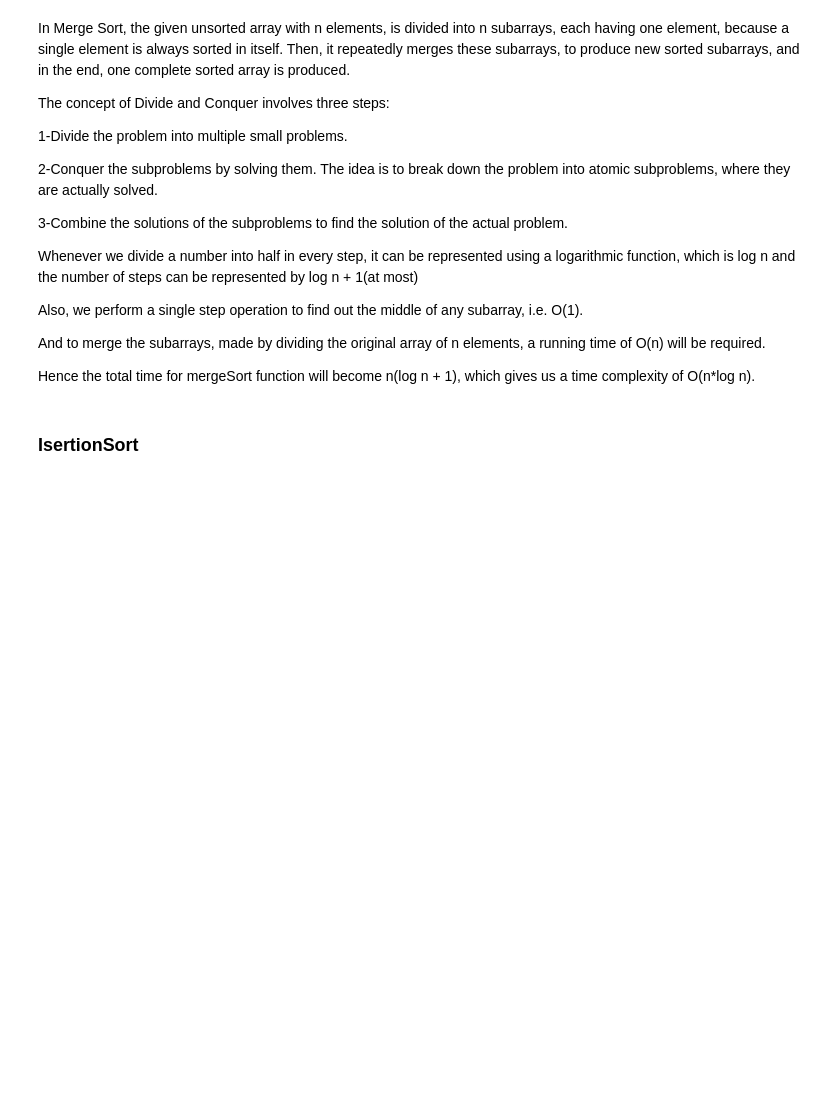
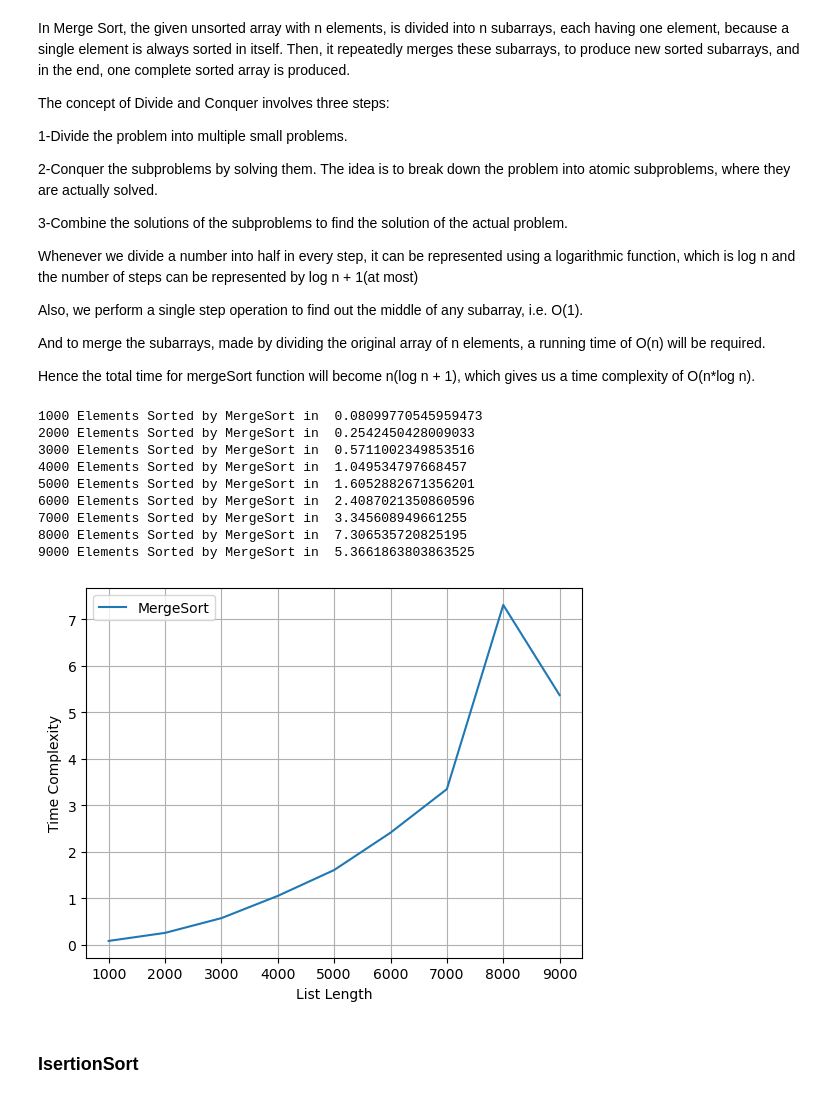
Before and after one commit to sophiaBalestrucci/ADM-HW3, a Jupyter notebook: TheoreticalQuestion.ipynb, the cells around one changed output. Cells and saved outputs as stored; diff of their text form; code cells hidden in the pictures; blank space fills up the shorter version.

Commit message:
plot

```diff
--- a/TheoreticalQuestion.ipynb
+++ b/TheoreticalQuestion.ipynb
@@ -110,6 +110,40 @@ Also, we perform a single step operation to find out the middle of any subarray,
 And to merge the subarrays, made by dividing the original array of n elements, a running time of O(n) will be required.
 
 Hence the total time for mergeSort function will become n(log n + 1), which gives us a time complexity of O(n*log n).
+# %%
+elements = list()
+times = list()
+for i in range(1, 10):
+
+    # generate some integers
+    a = randint(0, 1000 * i, 1000 * i)
+    # print(i)
+    start = time.time()
+    insertionSort(a)
+    end = time.time()
+
+    # print("Sorted list is ", a)
+    print(len(a), "Elements Sorted by MergeSort in ", end-start)
+    elements.append(len(a))
+    times.append(end-start)
+
+plt.xlabel('List Length')
+plt.ylabel('Time Complexity')
+plt.plot(elements, times, label ='MergeSort')
+plt.grid()
+plt.legend()
+plt.show()
+# %% [output]
+1000 Elements Sorted by MergeSort in  0.08099770545959473
+2000 Elements Sorted by MergeSort in  0.2542450428009033
+3000 Elements Sorted by MergeSort in  0.5711002349853516
+4000 Elements Sorted by MergeSort in  1.049534797668457
+5000 Elements Sorted by MergeSort in  1.6052882671356201
+6000 Elements Sorted by MergeSort in  2.4087021350860596
+7000 Elements Sorted by MergeSort in  3.345608949661255
+8000 Elements Sorted by MergeSort in  7.306535720825195
+9000 Elements Sorted by MergeSort in  5.3661863803863525
+[figure, added]
 # %% [markdown]
 ### IsertionSort
 # %%
```
Also changed, not shown: parts of 4 cells of this notebook.
